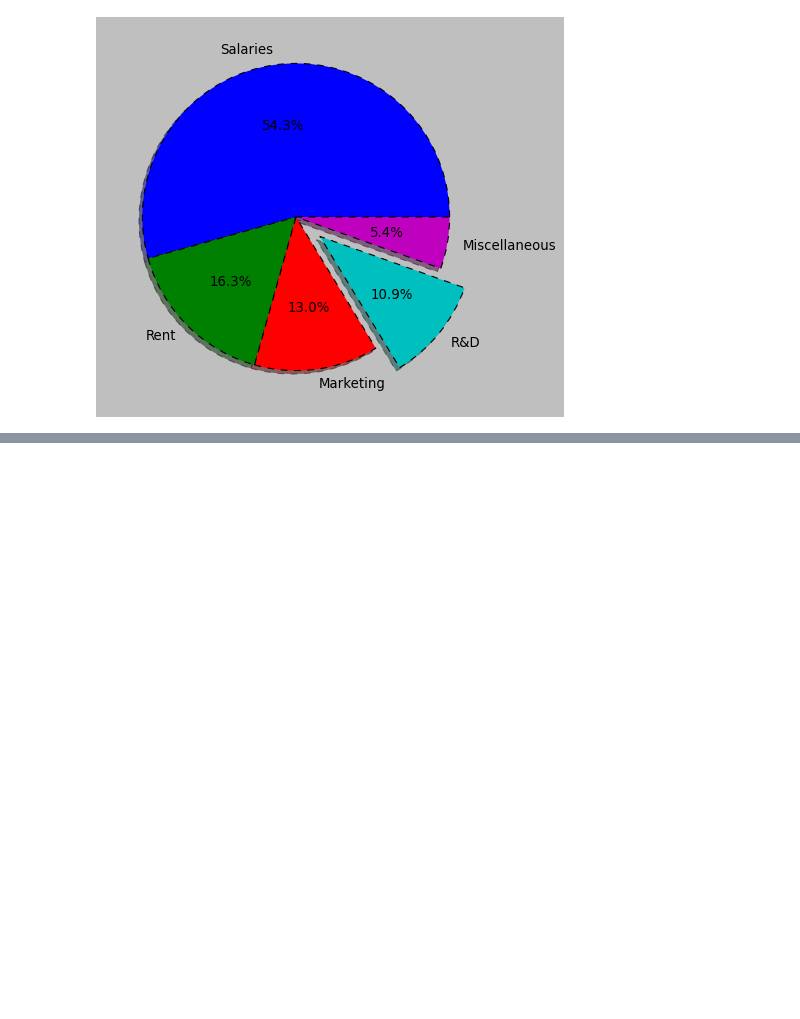
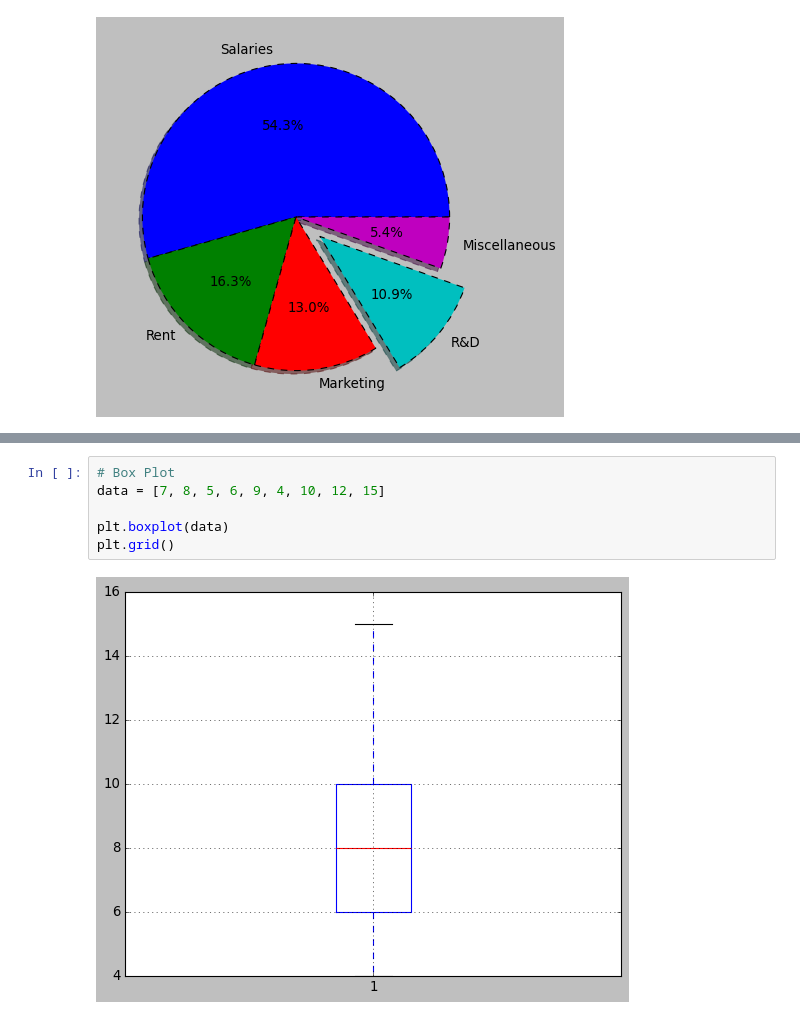
Before and after one commit to SimranGrak/python-data-science, a Jupyter notebook: matplotlib_tutorial.ipynb, the cells around one changed output, grey strips where cells are left out. Cells and saved outputs as stored; diff of their text form; blank space fills up the shorter version.

```diff
--- a/matplotlib_tutorial.ipynb
+++ b/matplotlib_tutorial.ipynb
@@ -243,0 +293,8 @@ plt.show()
+# %%
+# Box Plot
+data = [7, 8, 5, 6, 9, 4, 10, 12, 15]
+
+plt.boxplot(data)
+plt.grid()
+# %% [output]
+[figure, added]
```
Also changed, not shown: parts of 5 cells of this notebook.
